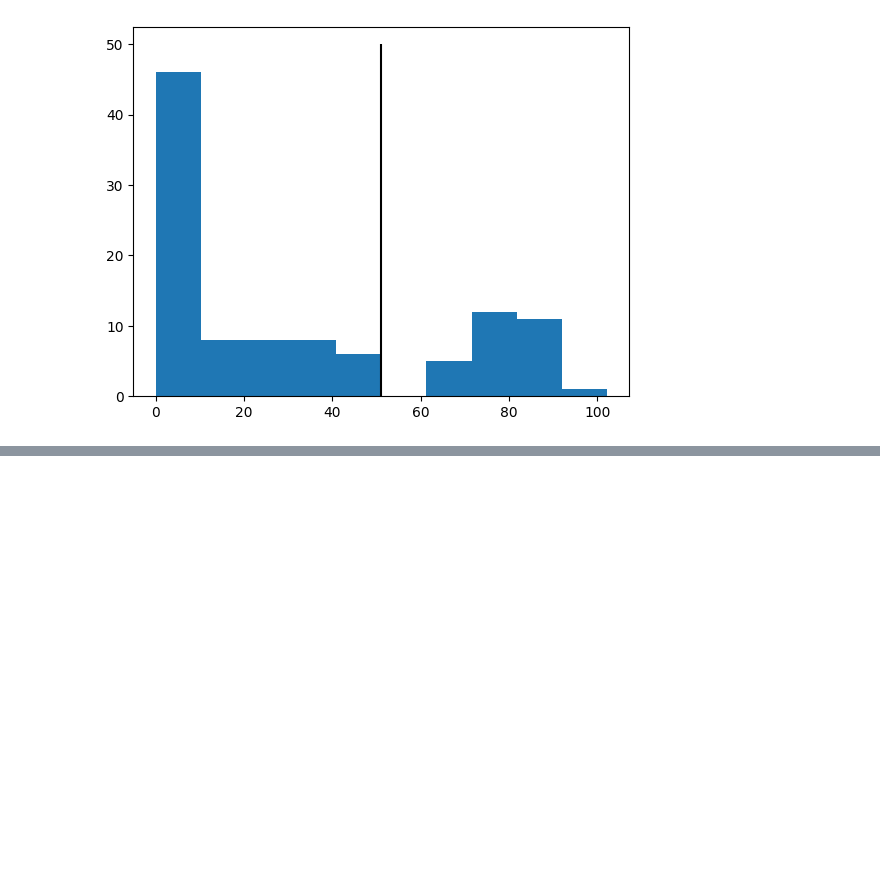
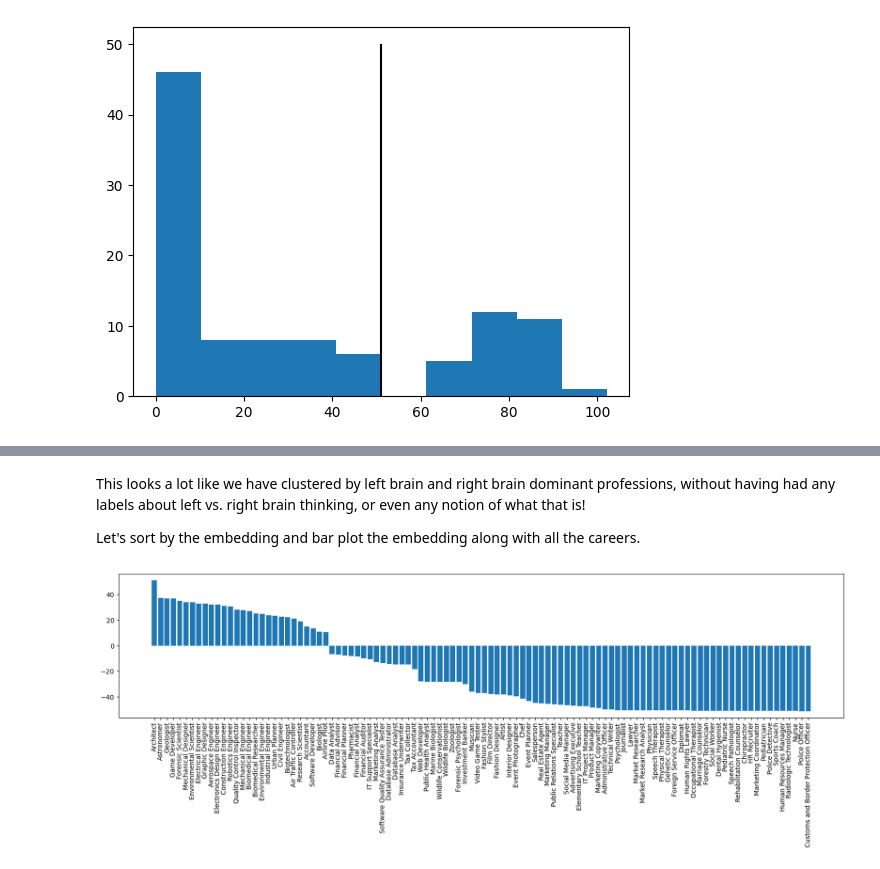
Before and after one commit to ruc-data-viz/2024-spring-class-10, a Jupyter notebook: notebooks/notebook_06_intro_to_pytorch.ipynb, the cells around one changed output, grey strips where cells are left out. Drawn from its saved outputs; the diff is of its cells as text; code cells hidden in the pictures; blank space fills up the shorter version.

```diff
--- a/notebooks/notebook_06_intro_to_pytorch.ipynb
+++ b/notebooks/notebook_06_intro_to_pytorch.ipynb
@@ -425,0 +464,13 @@ TypeError: WordCloud.generate_from_text() got an unexpected keyword argument 'se
+# %% [markdown]
+This looks a lot like we have clustered by left brain and right brain dominant professions, without having had any labels about left vs. right brain thinking, or even any notion of what that is!
+
+Let's sort by the embedding and bar plot the embedding along with all the careers.
+# %%
+career_df_sorted = career_df.sort_values(by="Embedding", ascending=False)
+
+plt.figure(figsize=(20, 4))
+plt.bar(x=career_df_sorted["Career"], height=career_df_sorted["Embedding"])
+plt.xticks(rotation="vertical")
+plt.show()
+# %% [output]
+[figure, added]
```
Also changed, not shown: parts of 20 cells of this notebook.
